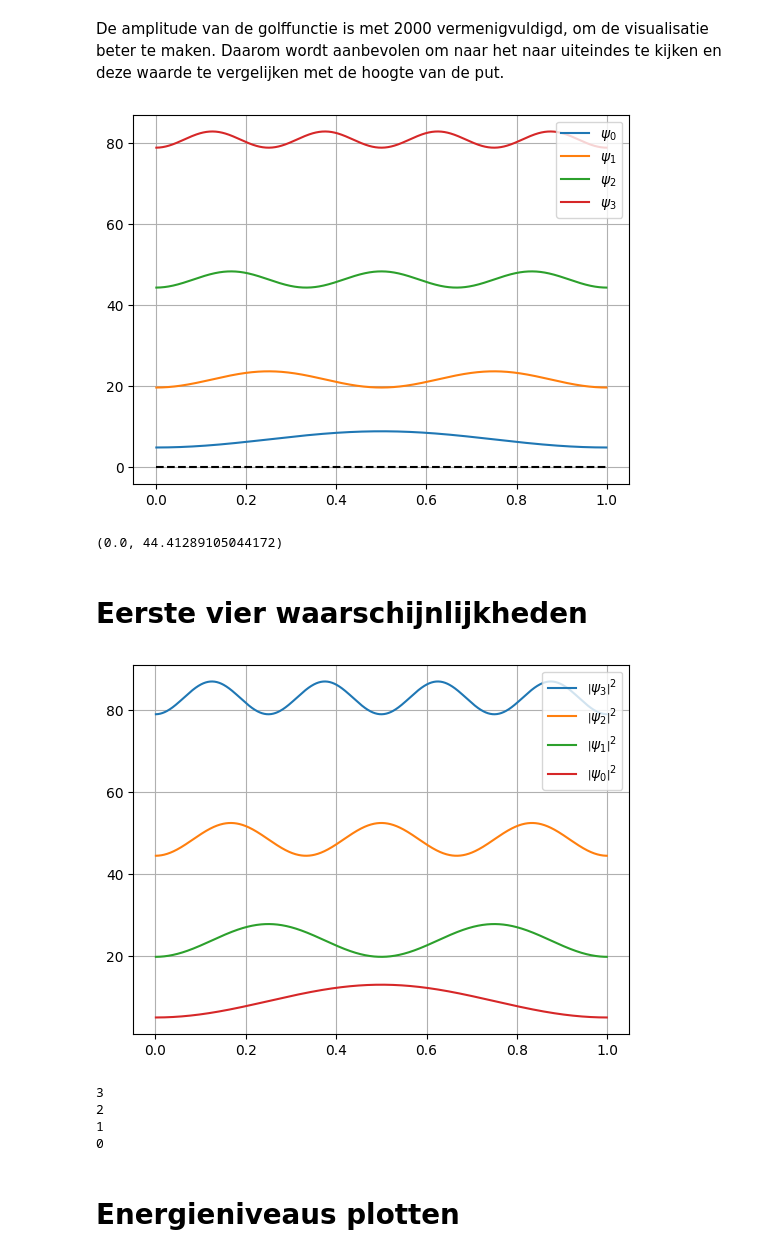
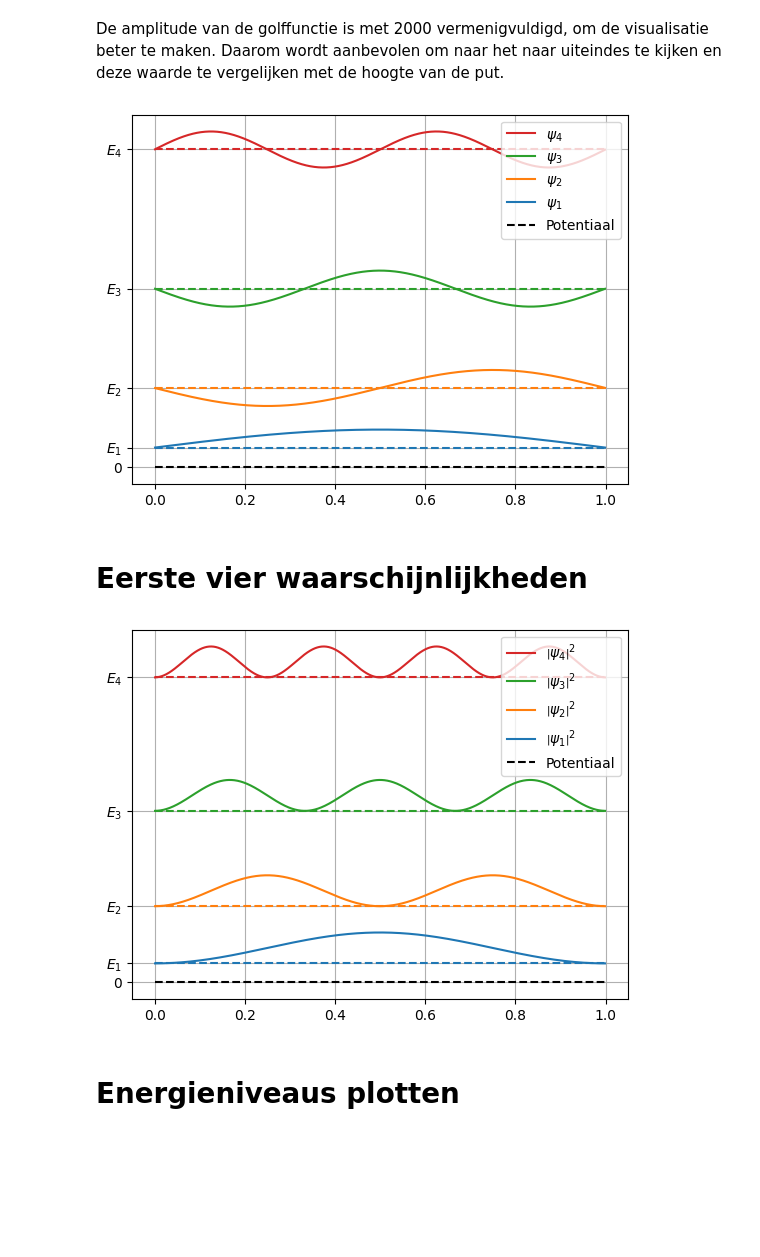
Before and after one commit to R4vante/School, a Jupyter notebook: ASIA/Infinite_well/1D-Schroedinger.ipynb, the cells around one changed output. Saved outputs shown, nothing was run; the diff lists cells and outputs as text; code cells hidden in the pictures; blank space fills up the shorter version.

```diff
--- a/ASIA/Infinite_well/1D-Schroedinger.ipynb
+++ b/ASIA/Infinite_well/1D-Schroedinger.ipynb
@@ -127,48 +127,55 @@ maar dat doe ik niet want geeft weinig toegevoegde waarde. Je kan ook namelijk d
 # %% [markdown]
 De amplitude van de golffunctie is met 2000 vermenigvuldigd, om de visualisatie beter te maken. Daarom wordt aanbevolen om naar het naar uiteindes te kijken en deze waarde te vergelijken met de hoogte van de put.
 # %%
-
 fig, ax = plt.subplots(1,1)
+plt.yticks([0, E[0]*2, E[1]*2, E[2]*2, E[3]*2] , [r"0", r"$E_1$", r"$E_2$", r"$E_3$", r"$E_4$"])
 ax.grid(True)
 
+plt.gca().set_prop_cycle(None)
+#plotting the energy levels
+for j in np.linspace(0,3,4):
+    plt.plot(x,np.zeros(len(x))+E[int(j)]*2,'--')
+
+plt.gca().set_prop_cycle(None)
+
 for i in range(0,4):
-    ax.plot(x[1:-1], np.abs(psi[i])**2*2000+(E[i]), label=("$\psi_{%i}$" %i))
+    ax.plot(x[1:-1], psi[i]*200+(E[i]*2), label=("$\psi_{%i}$" %(i+1)))
 
-ax.plot(x, V_p(x), 'k--')
+ax.plot(x, V_p(x), 'k--', label='Potentiaal')
 # ax.set_yim([0, 18])
 
-ax.legend()
+handles, labels = plt.gca().get_legend_handles_labels()
+order = [3, 2, 1, 0, 4]
+
+plt.legend([handles[idx] for idx in order],[labels[idx] for idx in order])
 plt.show()
 # %% [output]
-[figure, old version]
+[figure, new version]
-# %%
-np.max(V_p(x)), E[2]
-# %% [output]
-(0.0, 44.41289105044172)
 # %% [markdown]
 # Eerste vier waarschijnlijkheden
 # %%
 fig, ax = plt.subplots(1,1)
 ax.grid(True)
+plt.yticks([0, E[0], E[1], E[2], E[3]] , [r"0", r"$E_1$", r"$E_2$", r"$E_3$", r"$E_4$"])
 
-i = 3
-while i >= 0:
-    ax.plot(x[1:-1], np.abs(psi[i])**2 * 4000 + E[i],  label=(r"$\left|\psi_{%i}\right|^2$" %i))
-    i-=1
-ax.legend(loc='upper right')
+plt.gca().set_prop_cycle(None)
+#plotting the energy levels
+for j in np.linspace(0,3,4):
+    plt.plot(x,np.zeros(len(x))+E[int(j)],'--')
+
+plt.gca().set_prop_cycle(None)
+for i in range(0,4):
+    ax.plot(x[1:-1], np.abs(psi[i])**2 * 4000 + E[i],  label=(r"$\left|\psi_{%i}\right|^2$" %(i+1)))
+
+ax.plot(x, V_p(x), 'k--', label='Potentiaal')
+
+handles, labels = plt.gca().get_legend_handles_labels()
+order = [3, 2, 1, 0, 4]
+
+plt.legend([handles[idx] for idx in order],[labels[idx] for idx in order], loc='upper right')
 plt.show()
 # %% [output]
-[figure, old version]
+[figure, new version]
-# %%
-i = 3
-while i >= 0:
-    print(i)
-    i-=1
-# %% [output]
-3
-2
-1
-0
 # %% [markdown]
 # Energieniveaus plotten
 # %%
```
Also changed, not shown: 13 other files.
